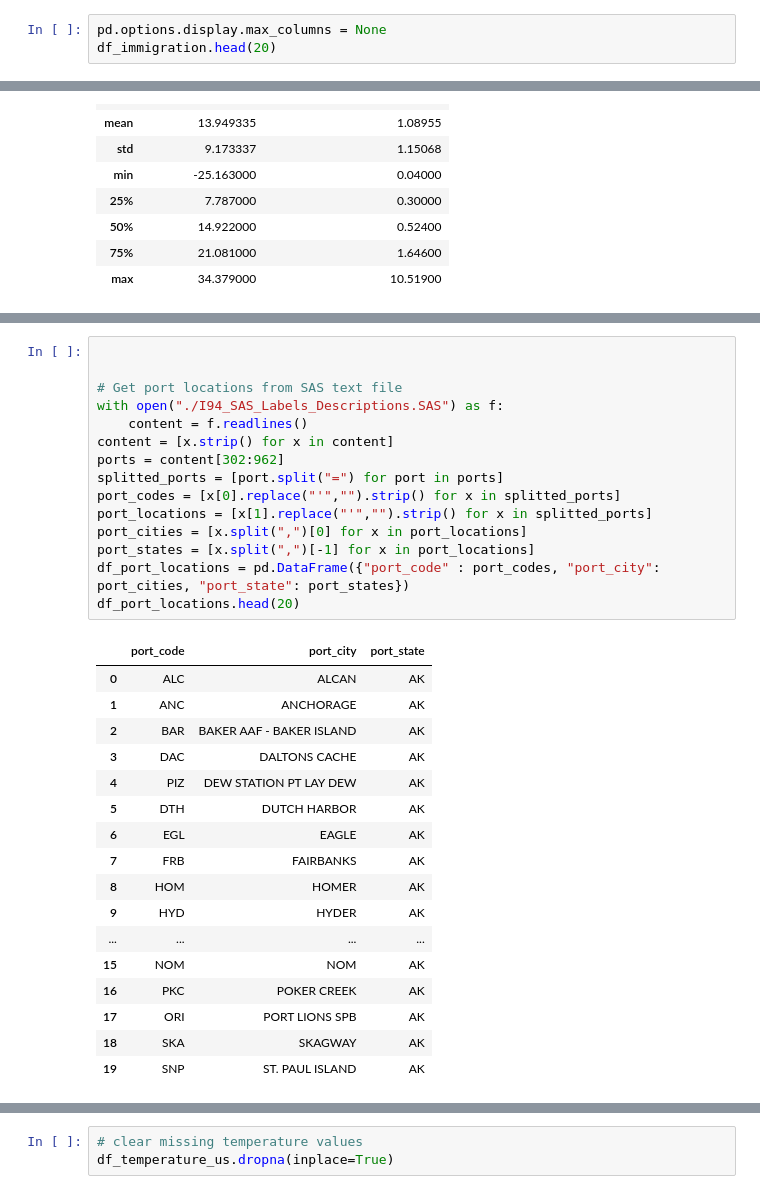
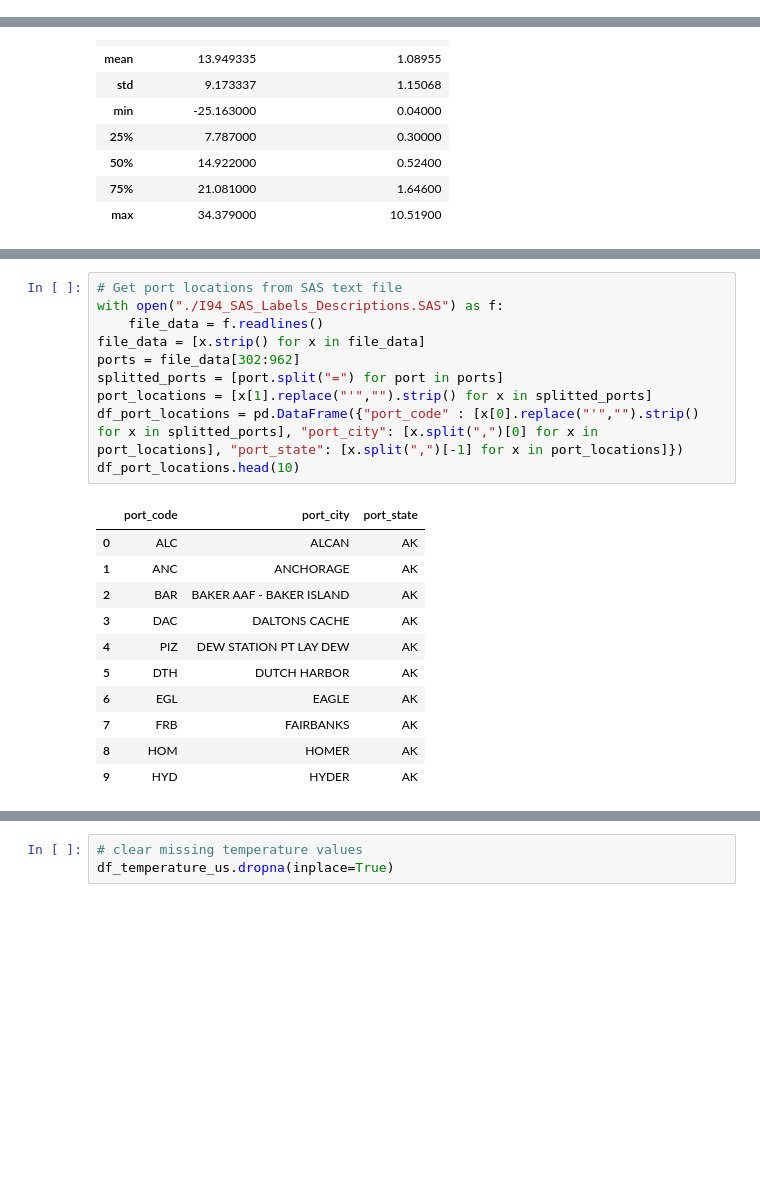
Before and after one commit to chandanchawda/data-engg-nanodegree-udacity, a Jupyter notebook: Capstone Project Template.ipynb, the cells around one changed output, grey strips where cells are left out. Cells and saved outputs as stored; diff of their text form; blank space fills up the shorter version.

```diff
--- a/Capstone Project Template.ipynb
+++ b/Capstone Project Template.ipynb
@@ -82,6 +55,3 @@ df_temperature_us.head()
 # Read in the data here
 i94_dataset = '../../data/18-83510-I94-Data-2016/i94_apr16_sub.sas7bdat'
 df_immigration = pd.read_sas(i94_dataset, 'sas7bdat', encoding="ISO-8859-1")
-# %%
-pd.options.display.max_columns = None
-df_immigration.head(20)
@@ -210,34 +184,23 @@ df_temperature_us.describe()
 # %%
-
-
 # Get port locations from SAS text file
 with open("./I94_SAS_Labels_Descriptions.SAS") as f:
-    content = f.readlines()
-content = [x.strip() for x in content]
-ports = content[302:962]
+    file_data = f.readlines()
+file_data = [x.strip() for x in file_data]
+ports = file_data[302:962]
 splitted_ports = [port.split("=") for port in ports]
-port_codes = [x[0].replace("'","").strip() for x in splitted_ports]
 port_locations = [x[1].replace("'","").strip() for x in splitted_ports]
-port_cities = [x.split(",")[0] for x in port_locations]
-port_states = [x.split(",")[-1] for x in port_locations]
-df_port_locations = pd.DataFrame({"port_code" : port_codes, "port_city": port_cities, "port_state": port_states})
-df_port_locations.head(20)
+df_port_locations = pd.DataFrame({"port_code" : [x[0].replace("'","").strip() for x in splitted_ports], "port_city": [x.split(",")[0] for x in port_locations], "port_state": [x.split(",")[-1] for x in port_locations]})
+df_port_locations.head(10)
 # %% [output]
 |  | port_code | port_city | port_state |
 | 0 | ALC | ALCAN | AK |
 | 1 | ANC | ANCHORAGE | AK |
 | 2 | BAR | BAKER AAF - BAKER ISLAND | AK |
 | 3 | DAC | DALTONS CACHE | AK |
 | 4 | PIZ | DEW STATION PT LAY DEW | AK |
 | 5 | DTH | DUTCH HARBOR | AK |
 | 6 | EGL | EAGLE | AK |
 | 7 | FRB | FAIRBANKS | AK |
 | 8 | HOM | HOMER | AK |
 | 9 | HYD | HYDER | AK |
-| ... | ... | ... | ... |
-| 15 | NOM | NOM | AK |
-| 16 | PKC | POKER CREEK | AK |
-| 17 | ORI | PORT LIONS SPB | AK |
-| 18 | SKA | SKAGWAY | AK |
-| 19 | SNP | ST. PAUL ISLAND | AK |
 # %%
```
Also changed, not shown: parts of 19 cells of this notebook, 2 other files.
